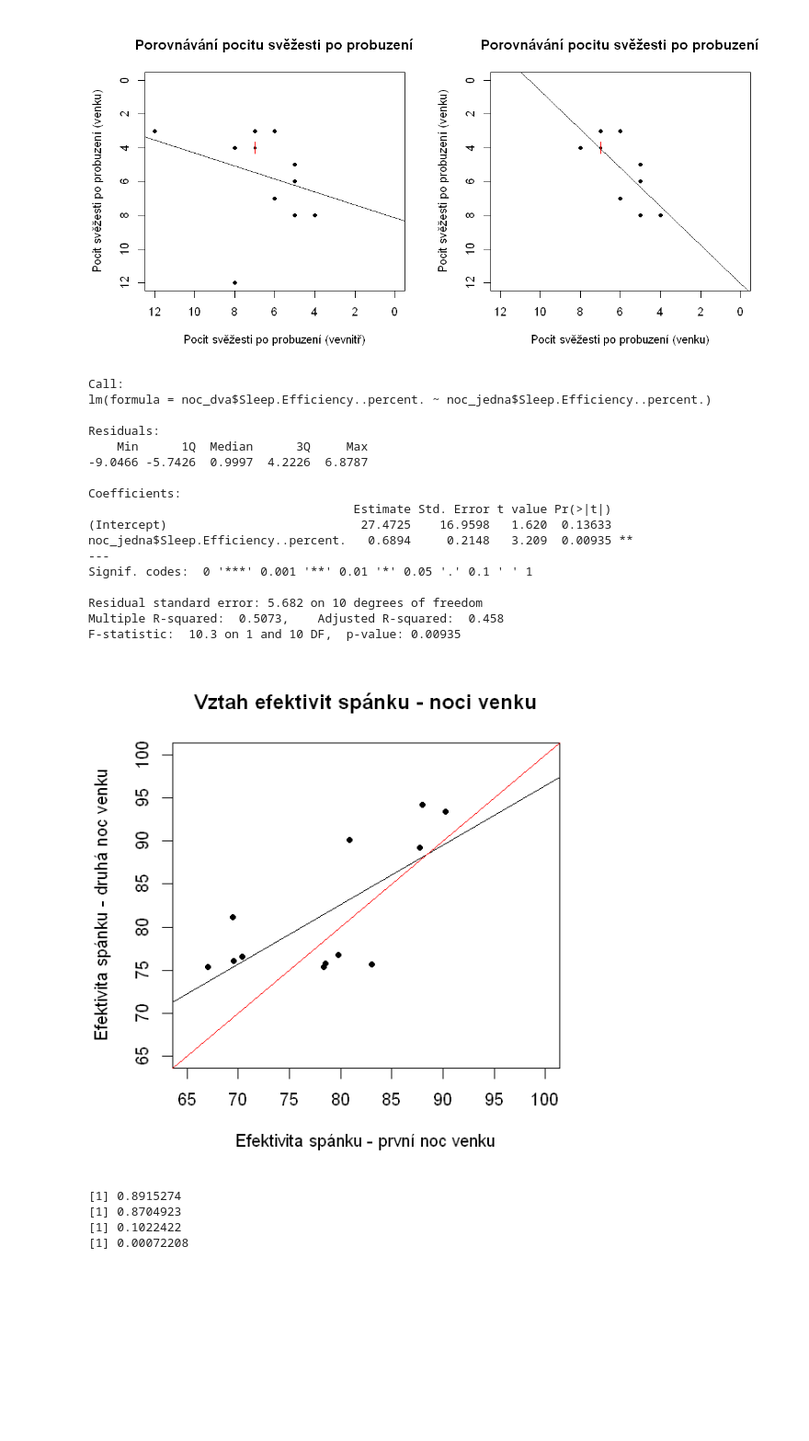
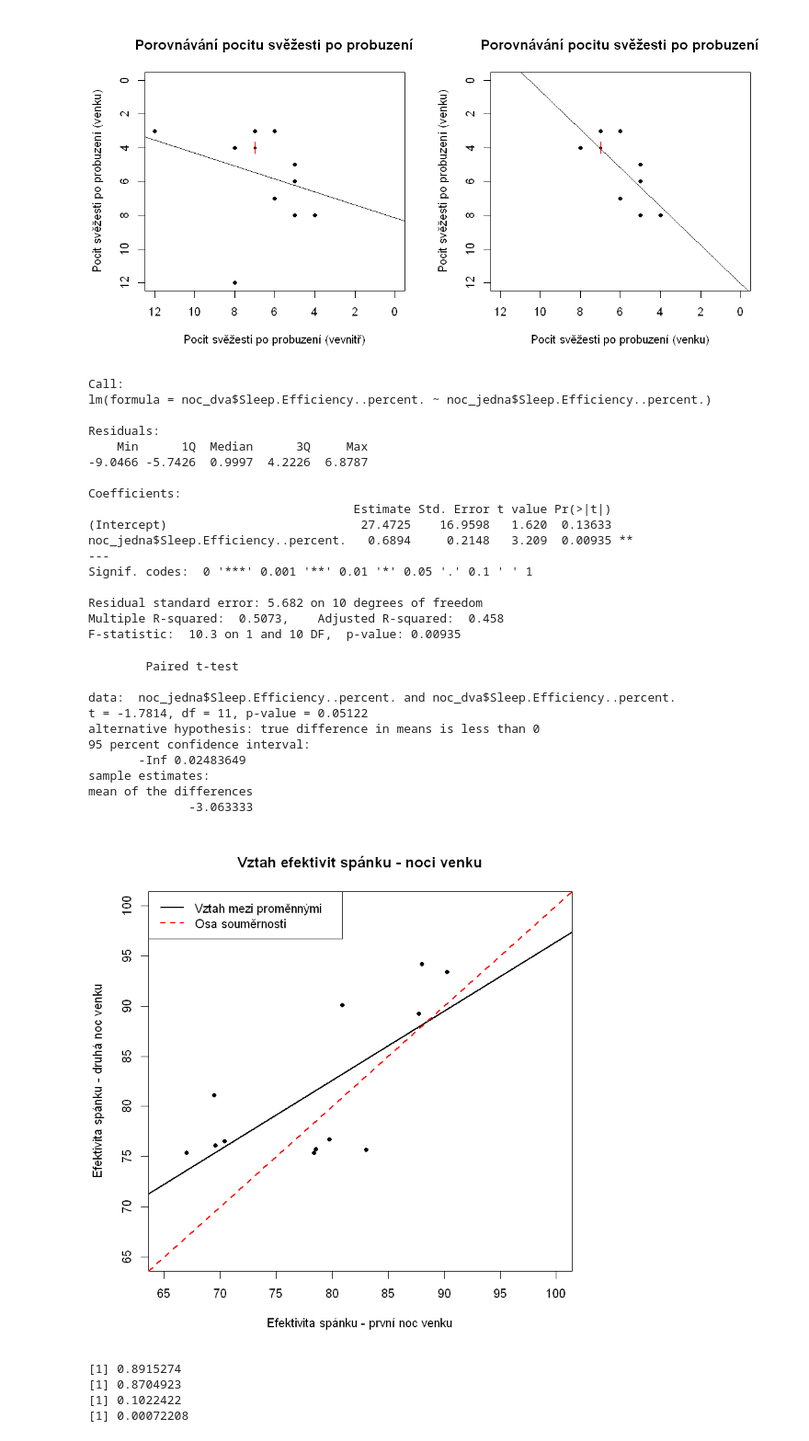
Before and after one commit to magicbeans817/projekt_spani, a Jupyter notebook: script.ipynb, the cells around one changed output. Shown at 92% size. Cells and saved outputs as stored; diff of their text form; code cells hidden in the pictures; blank space fills up the shorter version.

```diff
--- a/script.ipynb
+++ b/script.ipynb
@@ -226,33 +249,47 @@ noc_dva <- data.frame(read_excel("venek-2.noc.xlsx")) #nacitam data
 # %%
 nadpis3 <- "Vztah efektivit spánku - noci venku"
 popis_x3 <- "Efektivita spánku - první noc venku"
 popis_y3 <- "Efektivita spánku - druhá noc venku"
 
 sunflowerplot(noc_jedna$Sleep.Efficiency..percent., noc_dva$Sleep.Efficiency..percent.,
               main = nadpis3, xlab = popis_x3, ylab = popis_y3, xlim = c(65,100), ylim = c(65,100))
 model_noc2 <- lm(noc_dva$Sleep.Efficiency..percent. ~ noc_jedna$Sleep.Efficiency..percent.)
 summary(model_noc2)
-abline(a=model_noc2$coefficients[1], b=model_noc2$coefficients[2])
-abline(a=0, b=1, col  = "red")
+abline(a=model_noc2$coefficients[1], b=model_noc2$coefficients[2], lwd = 2)
+abline(a=0, b=1, col  = "red", lty = 2, lwd = 2)
+legend("topleft", lty = c(1, 2), lwd = c(2,2), legend = c("Vztah mezi proměnnými","Osa souměrnosti"), col = c("black", "red"))
+
+t.test(noc_jedna$Sleep.Efficiency..percent., noc_dva$Sleep.Efficiency..percent.,
+      pair = TRUE, alternative = "less")
 # %% [output]
 Call:
 lm(formula = noc_dva$Sleep.Efficiency..percent. ~ noc_jedna$Sleep.Efficiency..percent.)
 
 Residuals:
     Min      1Q  Median      3Q     Max
 -9.0466 -5.7426  0.9997  4.2226  6.8787
 
 Coefficients:
                                      Estimate Std. Error t value Pr(>|t|)
 (Intercept)                           27.4725    16.9598   1.620  0.13633
 noc_jedna$Sleep.Efficiency..percent.   0.6894     0.2148   3.209  0.00935 **
 ---
 Signif. codes:  0 '***' 0.001 '**' 0.01 '*' 0.05 '.' 0.1 ' ' 1
 
 Residual standard error: 5.682 on 10 degrees of freedom
 Multiple R-squared:  0.5073,    Adjusted R-squared:  0.458
 F-statistic:  10.3 on 1 and 10 DF,  p-value: 0.00935
+        Paired t-test
+
+data:  noc_jedna$Sleep.Efficiency..percent. and noc_dva$Sleep.Efficiency..percent.
+t = -1.7814, df = 11, p-value = 0.05122
+alternative hypothesis: true difference in means is less than 0
+95 percent confidence interval:
+       -Inf 0.02483649
+sample estimates:
+mean of the differences
+              -3.063333
-[figure, old version]
+[figure, new version]
 # %%
 # %% [output]
 [1] 0.8915274
```
Also changed, not shown: parts of 6 cells of this notebook.
